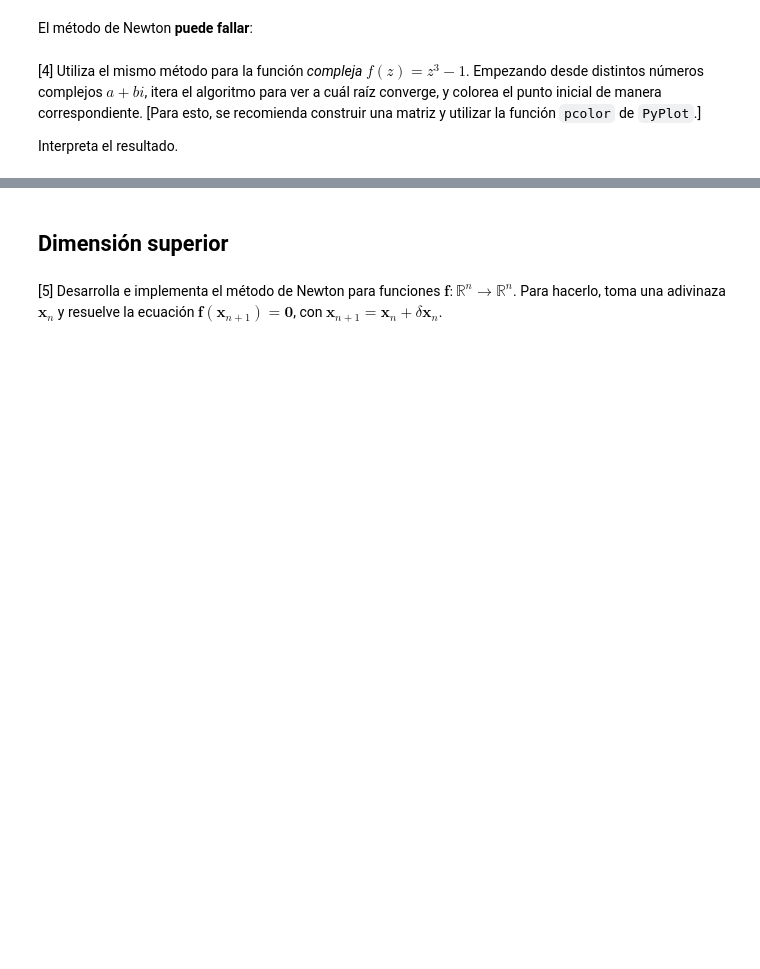
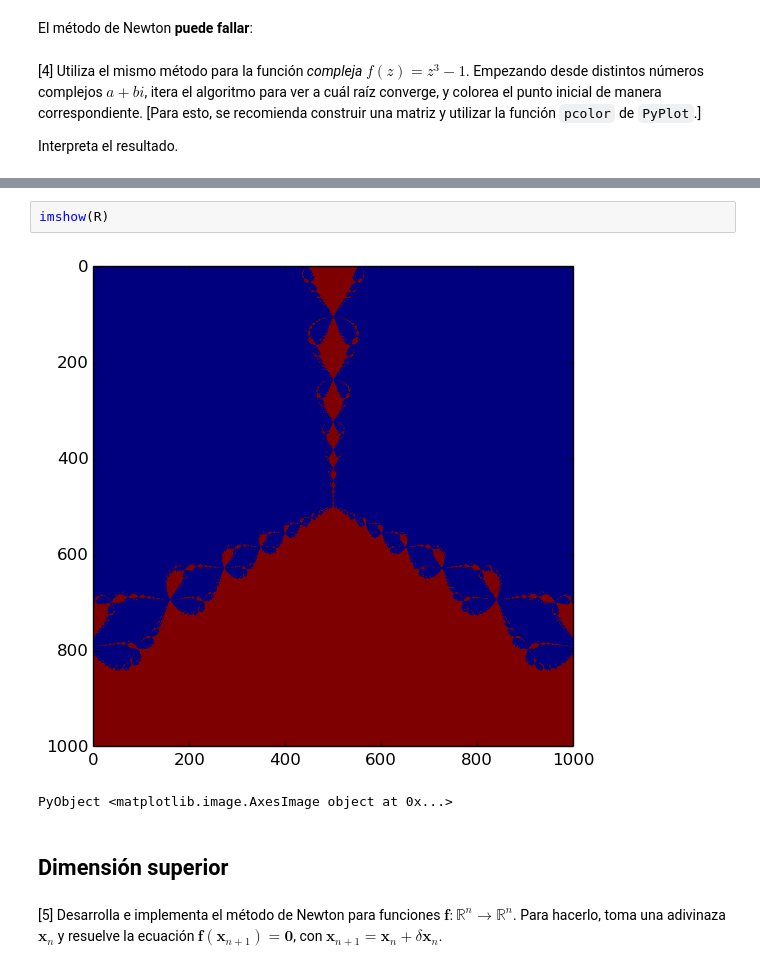
Before and after one commit to TigrisAltaica/Tareas, a Jupyter notebook: 09. El método de Newton.ipynb, the cells around one changed output, grey strips where cells are left out. Drawn from its saved outputs; the diff is of its cells as text; blank space fills up the shorter version.

```diff
--- a/09. El método de Newton.ipynb
+++ b/09. El método de Newton.ipynb
@@ -157,3 +144,8 @@ M
+# %%
+imshow(R)
+# %% [output]
+[figure, added]
+PyObject <matplotlib.image.AxesImage object at 0x...>
 # %% [markdown]
 ## Dimensión superior
 # %% [markdown]
```
Also changed, not shown: parts of 7 cells of this notebook, 2 other files.
